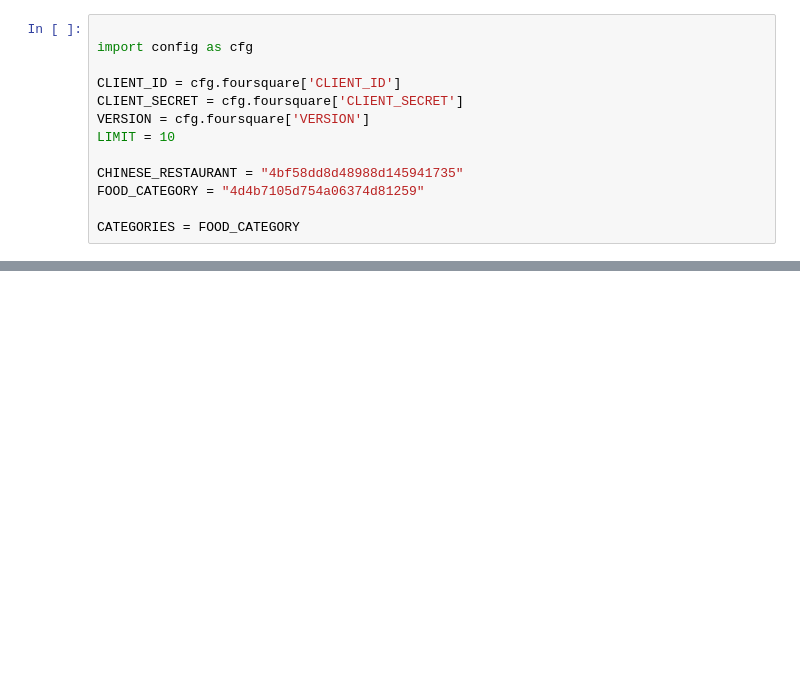
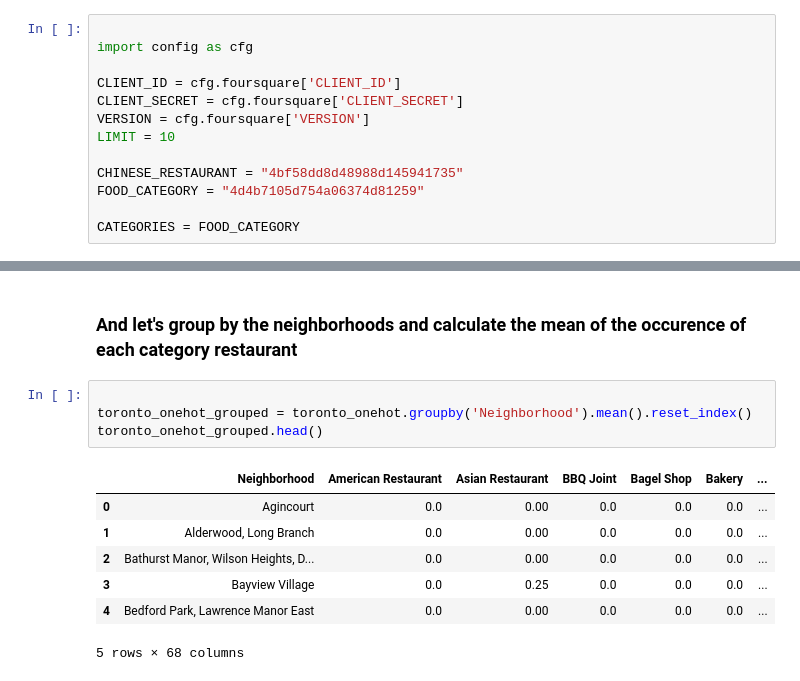
Before and after one commit to vesas/Coursera_Capstone, a Jupyter notebook: toronto_neighborhoods.ipynb, the cells around one changed output, grey strips where cells are left out. Drawn from its saved outputs; the diff is of its cells as text; blank space fills up the shorter version.

```diff
--- a/toronto_neighborhoods.ipynb
+++ b/toronto_neighborhoods.ipynb
@@ -228,0 +276,14 @@ map_toronto
+# %% [markdown]
+### And let's group by the neighborhoods and calculate the mean of the occurence of each category restaurant
+# %%
+
+toronto_onehot_grouped = toronto_onehot.groupby('Neighborhood').mean().reset_index()
+toronto_onehot_grouped.head()
+# %% [output]
+|  | Neighborhood | American Restaurant | Asian Restaurant | BBQ Joint | Bagel Shop | Bakery | ... |
+| 0 | Agincourt | 0.0 | 0.00 | 0.0 | 0.0 | 0.0 | ... |
+| 1 | Alderwood, Long Branch | 0.0 | 0.00 | 0.0 | 0.0 | 0.0 | ... |
+| 2 | Bathurst Manor, Wilson Heights, D... | 0.0 | 0.00 | 0.0 | 0.0 | 0.0 | ... |
+| 3 | Bayview Village | 0.0 | 0.25 | 0.0 | 0.0 | 0.0 | ... |
+| 4 | Bedford Park, Lawrence Manor East | 0.0 | 0.00 | 0.0 | 0.0 | 0.0 | ... |
+5 rows × 68 columns
```
Also changed, not shown: parts of 13 cells of this notebook.
